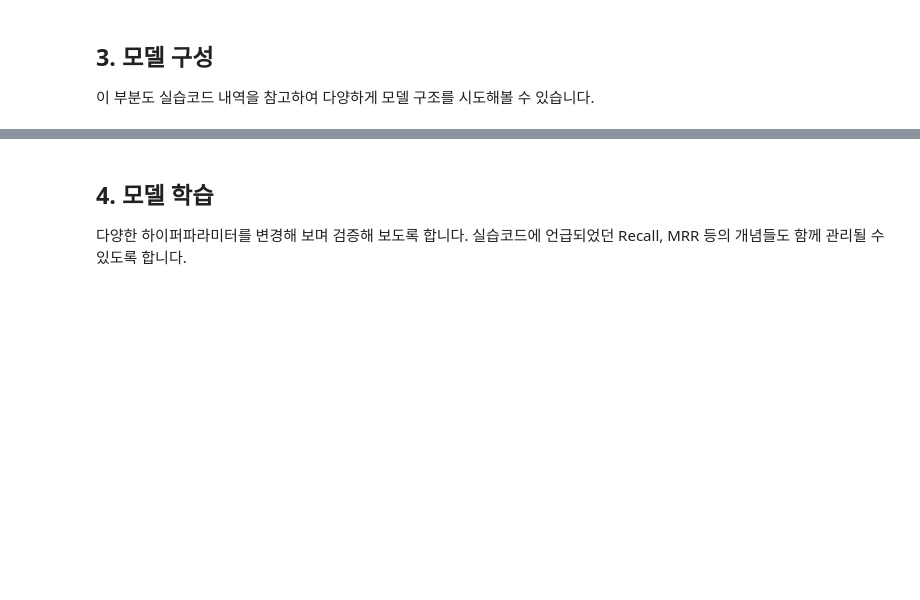
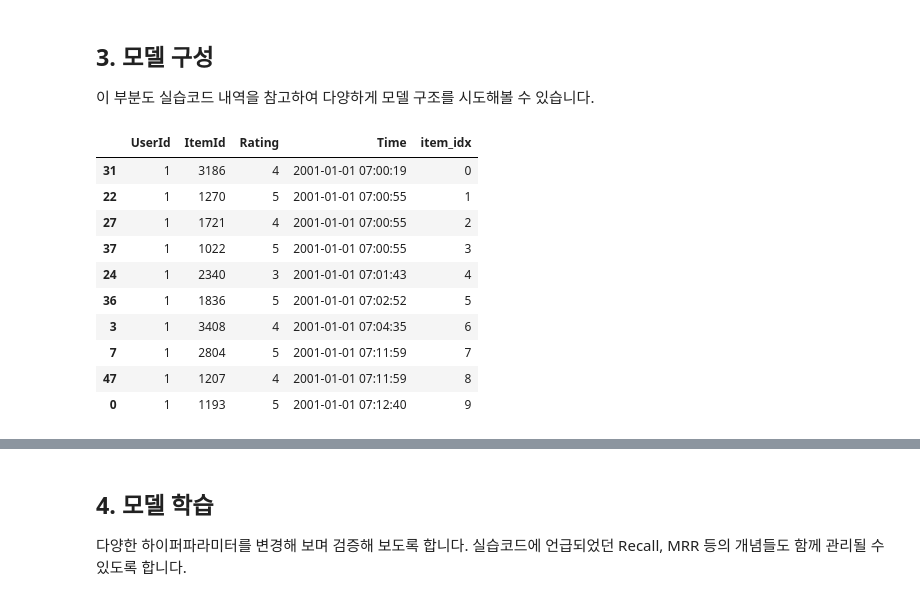
Before and after one commit to miinkang/AI_Project_AIFFEL, a Jupyter notebook: [E-17]Movielens_SBR.ipynb, the cells around one changed output, grey strips where cells are left out. Cells and saved outputs as stored; diff of their text form; code cells hidden in the pictures; blank space fills up the shorter version.

```diff
--- a/[E-17]Movielens_SBR.ipynb
+++ b/[E-17]Movielens_SBR.ipynb
@@ -331,0 +290,11 @@ test[:-1].groupby('UserId').count().describe()
+# %%
+def split_by_date(data: pd.DataFrame, n_days: int):
+    final_time = data['Time'].max()
+    session_last_time = data.groupby('Time')['Time'].max()
+    session_in_train = session_last_time[session_last_time < final_time - dt.timedelta(n_days)].index
+    session_in_test = session_last_time[session_last_time >= final_time - dt.timedelta(n_days)].index
+
+    before_date = data[data['Time'].isin(session_in_train)]
+    after_date = data[data['Time'].isin(session_in_test)]
+#     after_date = after_date[after_date['UserId'].isin(before_date['ItemId'])]
+    return before_date, after_date
@@ -334,0 +375,15 @@ test[:-1].groupby('UserId').count().describe()
+# %%
+tr_dataset = SessionDataset(tr)
+tr_dataset.df.head(10)
+# %% [output]
+|  | UserId | ItemId | Rating | Time | item_idx |
+| 31 | 1 | 3186 | 4 | 2001-01-01 07:00:19 | 0 |
+| 22 | 1 | 1270 | 5 | 2001-01-01 07:00:55 | 1 |
+| 27 | 1 | 1721 | 4 | 2001-01-01 07:00:55 | 2 |
+| 37 | 1 | 1022 | 5 | 2001-01-01 07:00:55 | 3 |
+| 24 | 1 | 2340 | 3 | 2001-01-01 07:01:43 | 4 |
+| 36 | 1 | 1836 | 5 | 2001-01-01 07:02:52 | 5 |
+| 3 | 1 | 3408 | 4 | 2001-01-01 07:04:35 | 6 |
+| 7 | 1 | 2804 | 5 | 2001-01-01 07:11:59 | 7 |
+| 47 | 1 | 1207 | 4 | 2001-01-01 07:11:59 | 8 |
+| 0 | 1 | 1193 | 5 | 2001-01-01 07:12:40 | 9 |
```
Also changed, not shown: parts of 49 cells of this notebook.
